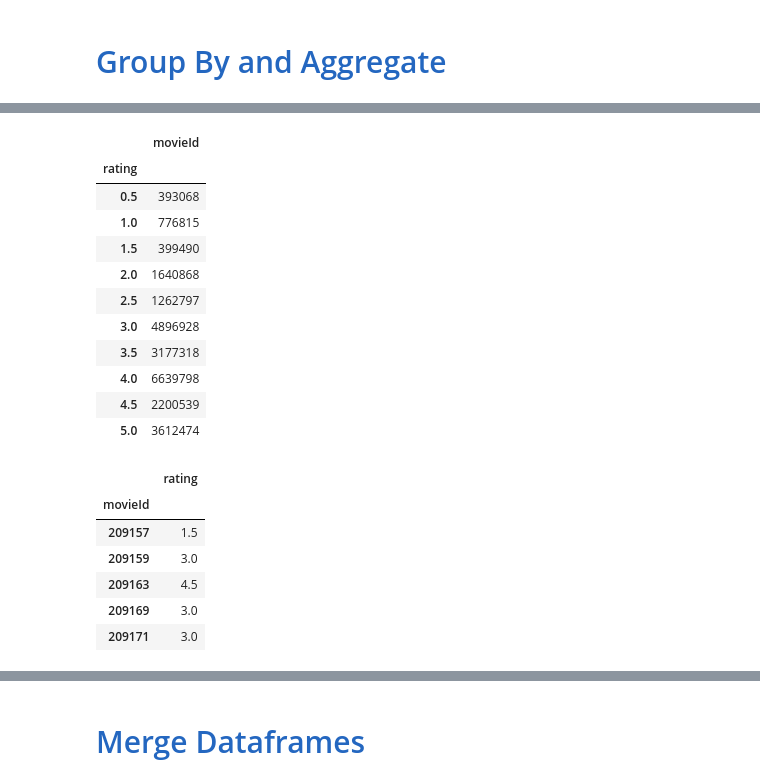
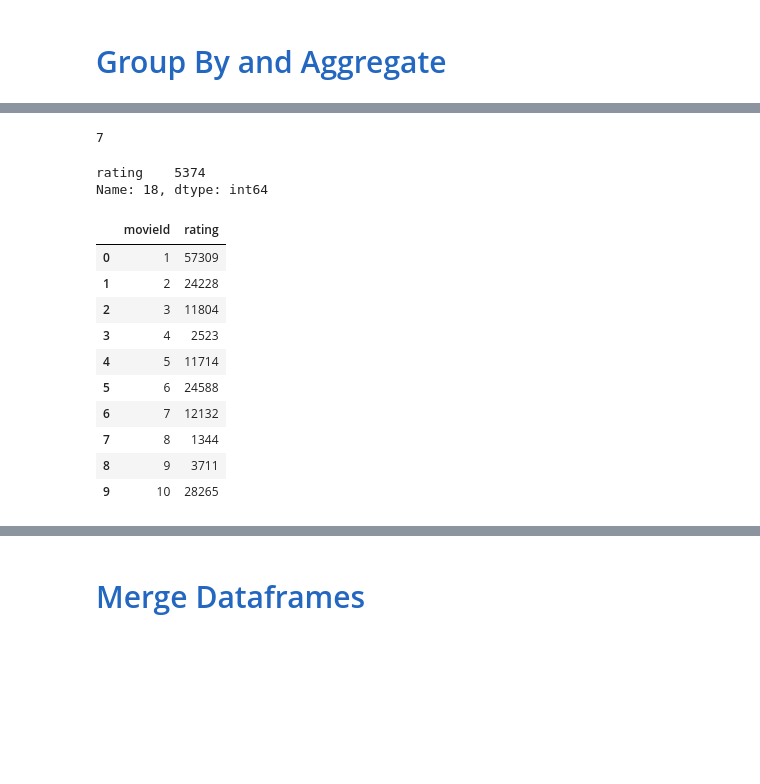
Before and after one commit to AkanchhaChoudhary/UCSanDiegoX-s-Data-Science-MicroMasters, a Jupyter notebook: Python_for_Data_Science/week-4/Introduction to Pandas.ipynb, the cells around one changed output, grey strips where cells are left out. Saved outputs shown, nothing was run; the diff lists cells and outputs as text; code cells hidden in the pictures; blank space fills up the shorter version.

```diff
--- a/Python_for_Data_Science/week-4/Introduction to Pandas.ipynb
+++ b/Python_for_Data_Science/week-4/Introduction to Pandas.ipynb
@@ -648,27 +795,26 @@ movies[is_animation].head(15)
+# %%
+row_0 = movie_count.iloc[6]
+type(row_0)
+row_0.name
+# %% [output]
+7
+# %%
+print(row_0)
+# %% [output]
+rating    5374
+Name: 18, dtype: int64
 # %%
-ratings_count = ratings[['movieId','rating']].groupby('rating').count()
-ratings_count
+movie_count = ratings[['movieId','rating']].groupby('movieId', as_index=False).count()
+movie_count.head(10)
 # %% [output]
-|  | movieId |
-| rating |  |
-| 0.5 | 393068 |
-| 1.0 | 776815 |
-| 1.5 | 399490 |
-| 2.0 | 1640868 |
-| 2.5 | 1262797 |
-| 3.0 | 4896928 |
-| 3.5 | 3177318 |
-| 4.0 | 6639798 |
-| 4.5 | 2200539 |
-| 5.0 | 3612474 |
+|  | movieId | rating |
+| 0 | 1 | 57309 |
+| 1 | 2 | 24228 |
+| 2 | 3 | 11804 |
+| 3 | 4 | 2523 |
+| 4 | 5 | 11714 |
+| 5 | 6 | 24588 |
+| 6 | 7 | 12132 |
+| 7 | 8 | 1344 |
+| 8 | 9 | 3711 |
+| 9 | 10 | 28265 |
-# %%
-average_rating = ratings[['movieId','rating']].groupby('movieId').mean()
-average_rating.tail()
-# %% [output]
-|  | rating |
-| movieId |  |
-| 209157 | 1.5 |
-| 209159 | 3.0 |
-| 209163 | 4.5 |
-| 209169 | 3.0 |
-| 209171 | 3.0 |
```
Also changed, not shown: parts of 24 cells of this notebook.
